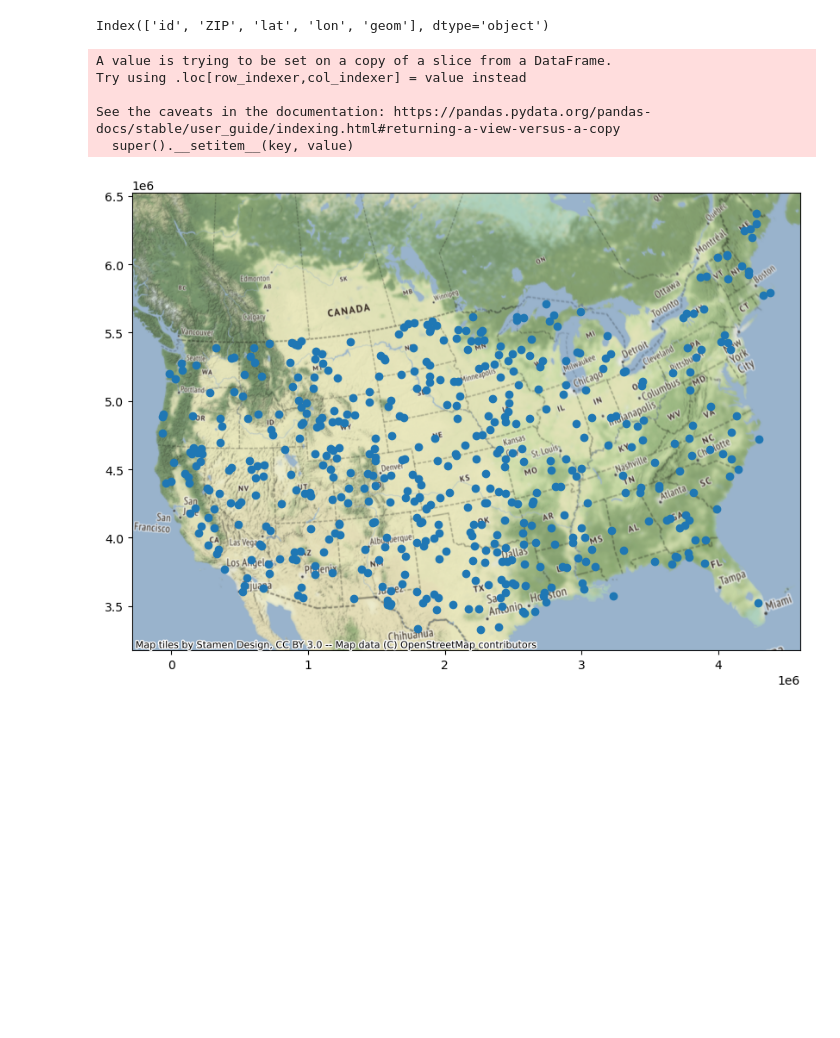
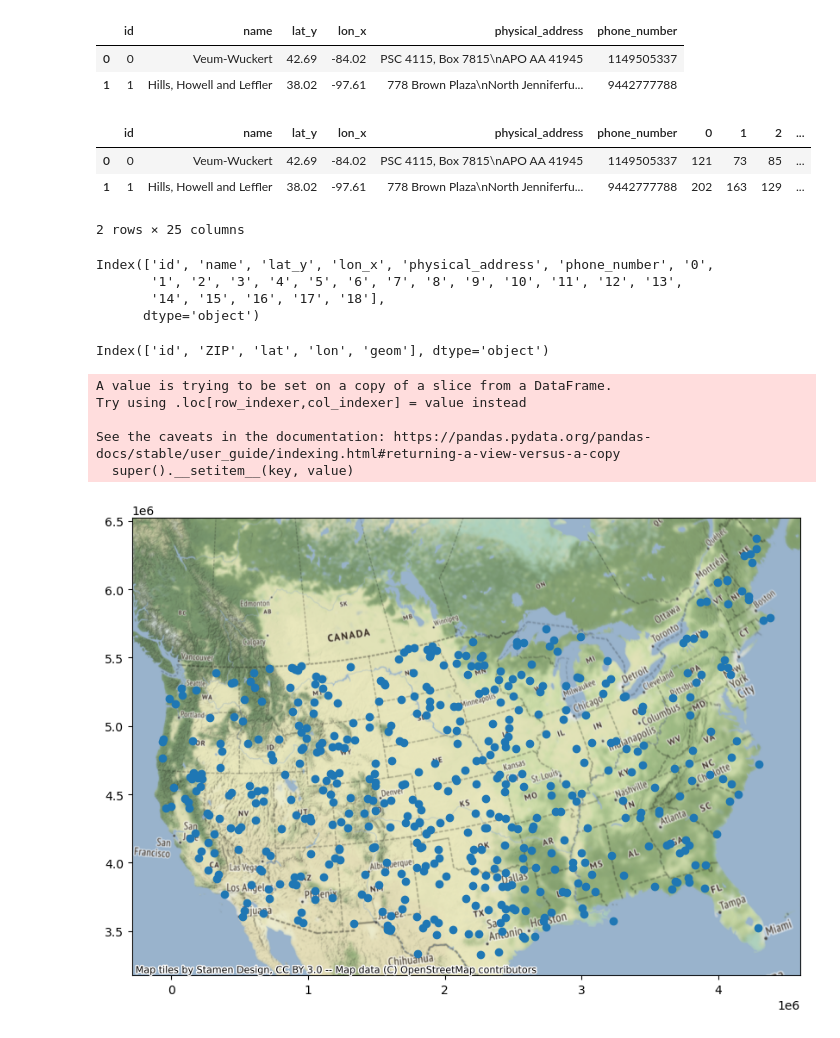
Before and after one commit to geoafrikana/collision-aid, a Jupyter notebook: GIS/Untitled.ipynb, the cells around one changed output. Saved outputs shown, nothing was run; the diff lists cells and outputs as text; code cells hidden in the pictures; blank space fills up the shorter version.

Commit message:
index done

```diff
--- a/GIS/Untitled.ipynb
+++ b/GIS/Untitled.ipynb
@@ -5,0 +17,3 @@ import pandas as pd
+# %%
+df = pd.read_csv(fp)
+df.head()
@@ -5,0 +27,9 @@ import pandas as pd
+# %%
+df['physical_address'] = [fake.address() for i in range(len(df))]
+# %%
+df['phone_number'] = [fake.phone_number() for i in range(len(df))]
+df.head(2)
+# %% [output]
+|  | id | name | lat_y | lon_x | physical_address | phone_number |
+| 0 | 0 | Veum-Wuckert | 42.69 | -84.02 | PSC 4115, Box 7815\nAPO AA 41945 | 1149505337 |
+| 1 | 1 | Hills, Howell and Leffler | 38.02 | -97.61 | 778 Brown Plaza\nNorth Jenniferfu... | 9442777788 |
@@ -5,0 +38,17 @@ import pandas as pd
+# %%
+for i in range(19):
+    df[f'{i}'] = [random.randint(50,220) for j in range(len(df))]
+# %%
+df.head(2)
+# %% [output]
+|  | id | name | lat_y | lon_x | physical_address | phone_number | 0 | 1 | 2 | ... |
+| 0 | 0 | Veum-Wuckert | 42.69 | -84.02 | PSC 4115, Box 7815\nAPO AA 41945 | 1149505337 | 121 | 73 | 85 | ... |
+| 1 | 1 | Hills, Howell and Leffler | 38.02 | -97.61 | 778 Brown Plaza\nNorth Jenniferfu... | 9442777788 | 202 | 163 | 129 | ... |
+2 rows × 25 columns
+# %%
+df.columns
+# %% [output]
+Index(['id', 'name', 'lat_y', 'lon_x', 'physical_address', 'phone_number', '0',
+       '1', '2', '3', '4', '5', '6', '7', '8', '9', '10', '11', '12', '13',
+       '14', '15', '16', '17', '18'],
+      dtype='object')
```
Also changed, not shown: parts of 6 cells of this notebook, 18 other files.
